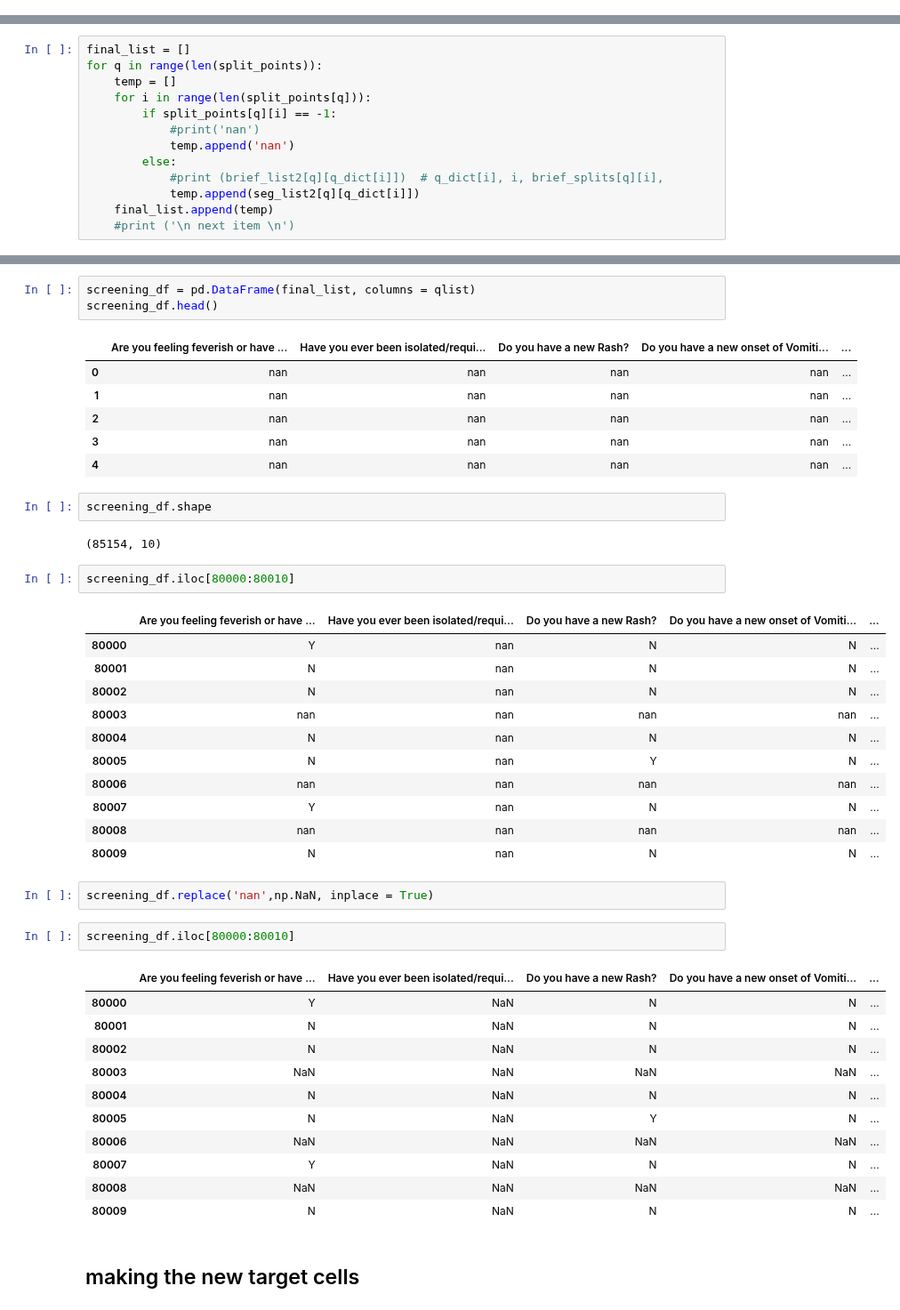
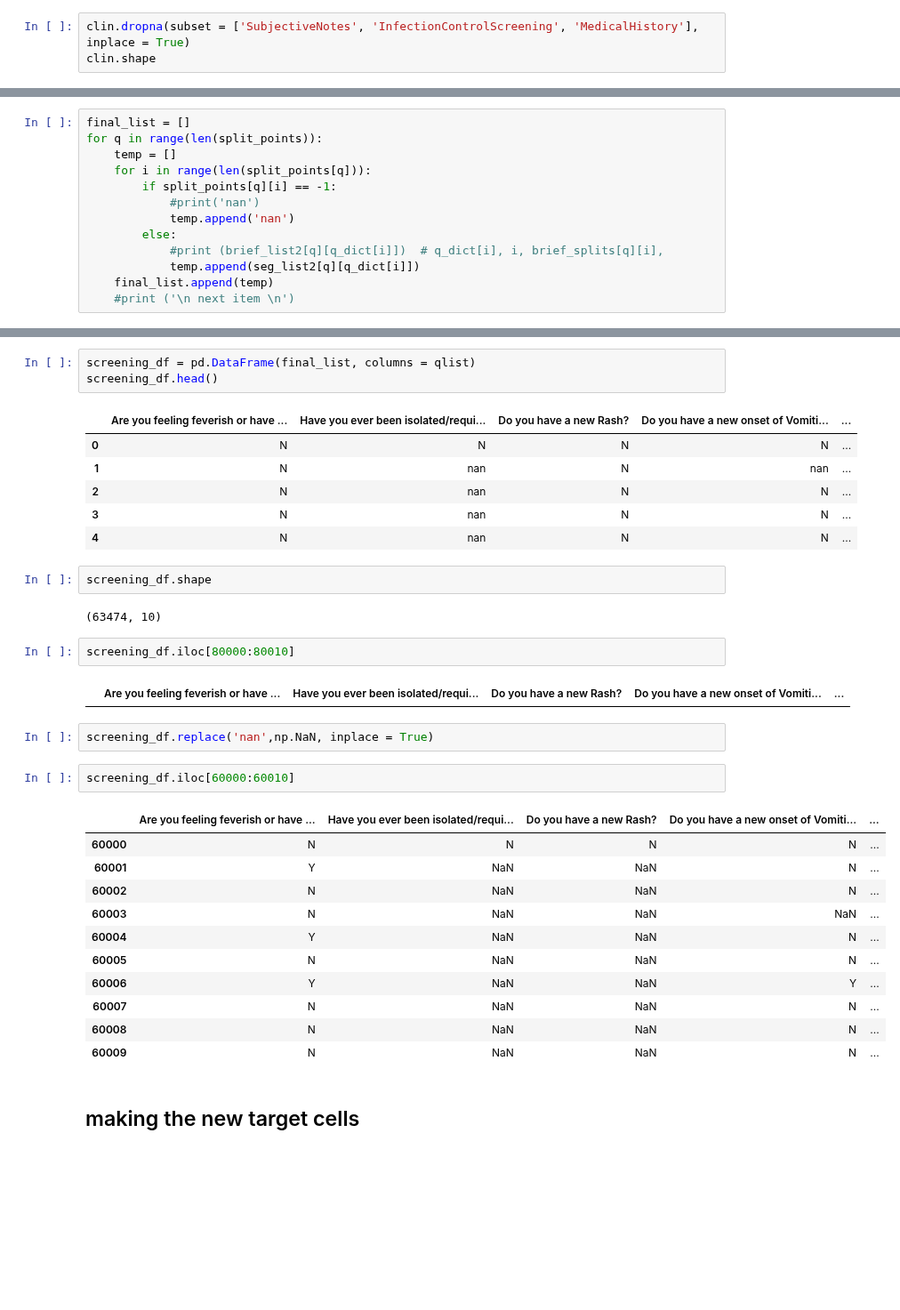
Before and after one commit to Jaskolk/ed-triage, a Jupyter notebook: data_preprocessing-EGH.ipynb, the cells around one changed output, grey strips where cells are left out. Shown at 89% size. Saved outputs shown, nothing was run; the diff lists cells and outputs as text; blank space fills up the shorter version.

```diff
--- a/data_preprocessing-EGH.ipynb
+++ b/data_preprocessing-EGH.ipynb
@@ -42,3 +42,6 @@ Index(['ID', 'ChartNumber', 'EncounterNumber', 'TriageLevel', 'AgeNumber',
        'BloodPressure_LastEDReading', 'O2Saturation_LastEDReading',
        'Pulse_LastEDReading', 'Temperature_LastEDReading'],
       dtype='object')
+# %%
+clin.dropna(subset = ['SubjectiveNotes', 'InfectionControlScreening', 'MedicalHistory'], inplace = True)
+clin.shape
@@ -434,45 +438,35 @@ screening_df = pd.DataFrame(final_list, columns = qlist)
 screening_df.head()
 # %% [output]
 |  | Are you feeling feverish or have ... | Have you ever been isolated/requi... | Do you have a new Rash? | Do you have a new onset of Vomiti... | ... |
-| 0 | nan | nan | nan | nan | ... |
-| 1 | nan | nan | nan | nan | ... |
-| 2 | nan | nan | nan | nan | ... |
-| 3 | nan | nan | nan | nan | ... |
-| 4 | nan | nan | nan | nan | ... |
+| 0 | N | N | N | N | ... |
+| 1 | N | nan | N | nan | ... |
+| 2 | N | nan | N | N | ... |
+| 3 | N | nan | N | N | ... |
+| 4 | N | nan | N | N | ... |
 # %%
 screening_df.shape
 # %% [output]
-(85154, 10)
+(63474, 10)
 # %%
 screening_df.iloc[80000:80010]
 # %% [output]
 |  | Are you feeling feverish or have ... | Have you ever been isolated/requi... | Do you have a new Rash? | Do you have a new onset of Vomiti... | ... |
-| 80000 | Y | nan | N | N | ... |
-| 80001 | N | nan | N | N | ... |
-| 80002 | N | nan | N | N | ... |
-| 80003 | nan | nan | nan | nan | ... |
-| 80004 | N | nan | N | N | ... |
-| 80005 | N | nan | Y | N | ... |
-| 80006 | nan | nan | nan | nan | ... |
-| 80007 | Y | nan | N | N | ... |
-| 80008 | nan | nan | nan | nan | ... |
-| 80009 | N | nan | N | N | ... |
 # %%
 screening_df.replace('nan',np.NaN, inplace = True)
 # %%
-screening_df.iloc[80000:80010]
+screening_df.iloc[60000:60010]
 # %% [output]
 |  | Are you feeling feverish or have ... | Have you ever been isolated/requi... | Do you have a new Rash? | Do you have a new onset of Vomiti... | ... |
-| 80000 | Y | NaN | N | N | ... |
-| 80001 | N | NaN | N | N | ... |
-| 80002 | N | NaN | N | N | ... |
-| 80003 | NaN | NaN | NaN | NaN | ... |
-| 80004 | N | NaN | N | N | ... |
-| 80005 | N | NaN | Y | N | ... |
-| 80006 | NaN | NaN | NaN | NaN | ... |
-| 80007 | Y | NaN | N | N | ... |
-| 80008 | NaN | NaN | NaN | NaN | ... |
-| 80009 | N | NaN | N | N | ... |
+| 60000 | N | N | N | N | ... |
+| 60001 | Y | NaN | NaN | N | ... |
+| 60002 | N | NaN | NaN | N | ... |
+| 60003 | N | NaN | NaN | NaN | ... |
+| 60004 | Y | NaN | NaN | N | ... |
+| 60005 | N | NaN | NaN | N | ... |
+| 60006 | Y | NaN | NaN | Y | ... |
+| 60007 | N | NaN | NaN | N | ... |
+| 60008 | N | NaN | NaN | N | ... |
+| 60009 | N | NaN | NaN | N | ... |
 # %% [markdown]
 ## making the new target cells
 # %%
```
Also changed, not shown: parts of 30 cells of this notebook.
